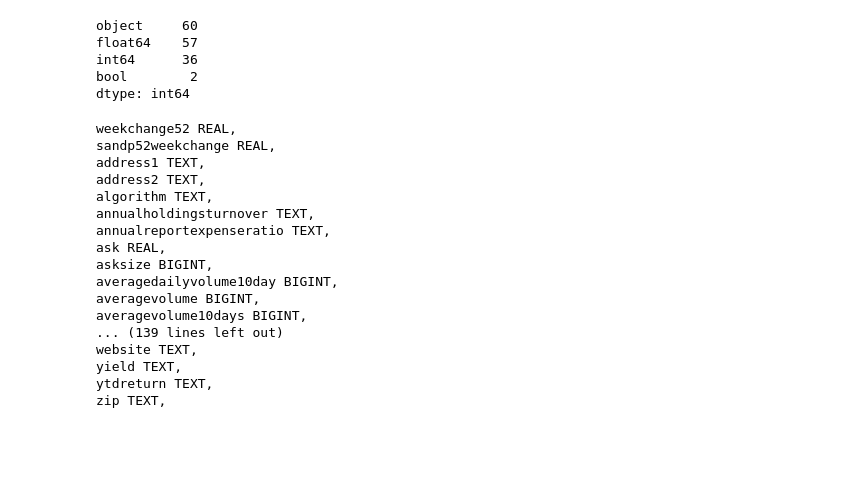
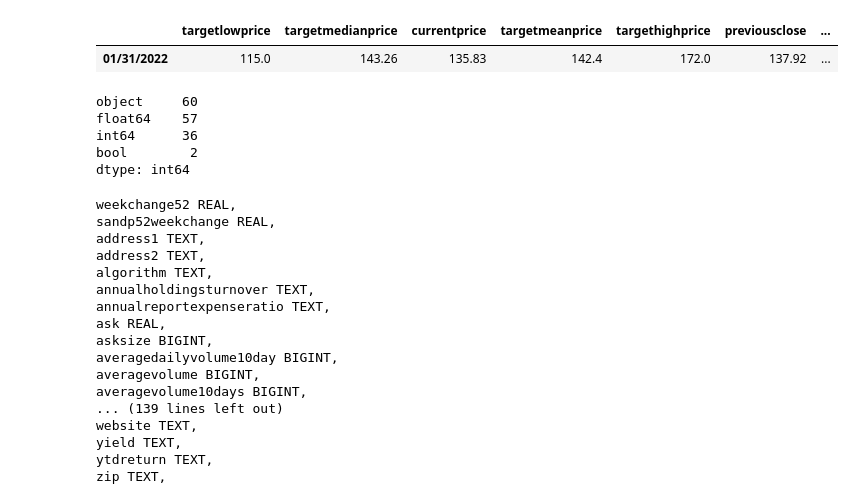
Before and after one commit to Michiel-DK/tracker, a Jupyter notebook: notebooks/try2.ipynb, the cells around one changed output. Saved outputs shown, nothing was run; the diff lists cells and outputs as text; code cells hidden in the pictures; blank space fills up the shorter version.

Commit message:
fix float prices

```diff
--- a/notebooks/try2.ipynb
+++ b/notebooks/try2.ipynb
@@ -13,3 +55,14 @@ info = adbe.get_info()
+# %%
+info[info[int].dropna(axis=1).columns] = info[info[int].dropna(axis=1).columns].astype('float')
+# %%
+to_change = info[int].select_dtypes('int64').columns #= info[int].select_dtypes('int64').astype('float')
+# %%
+info[to_change] = info[to_change].astype('float')
+# %%
+info[int]
+# %% [output]
+|  | targetlowprice | targetmedianprice | currentprice | targetmeanprice | targethighprice | previousclose | ... |
+| 01/31/2022 | 115.0 | 143.26 | 135.83 | 142.4 | 172.0 | 137.92 | ... |
 # %%
 info.dtypes.value_counts()
 # %% [output]
```
Also changed, not shown: parts of 2 cells of this notebook, 4 other files.
